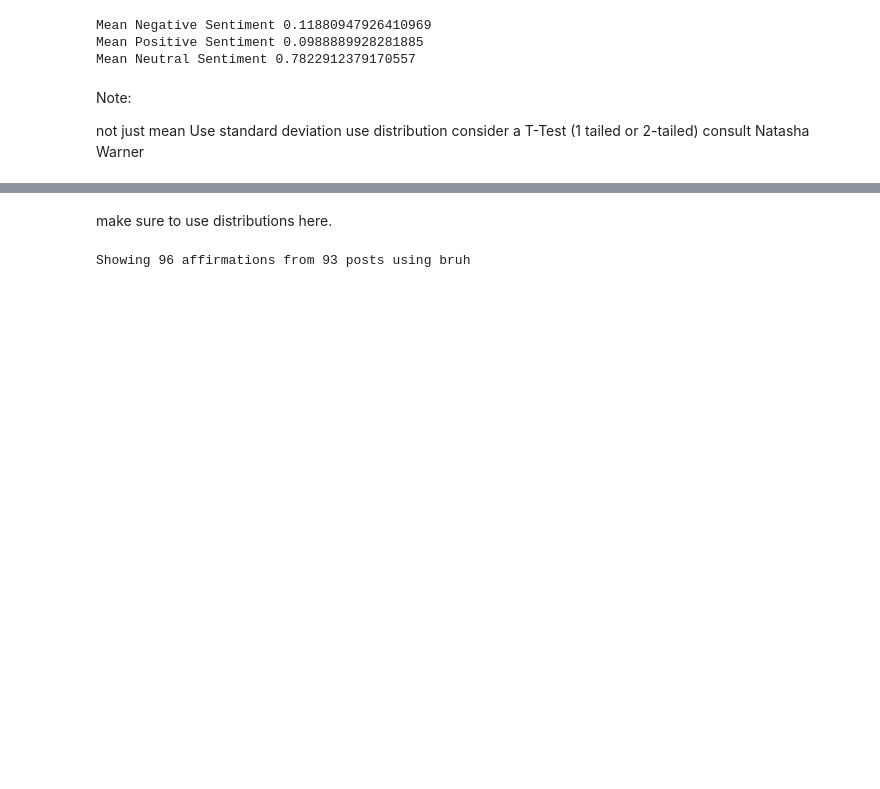
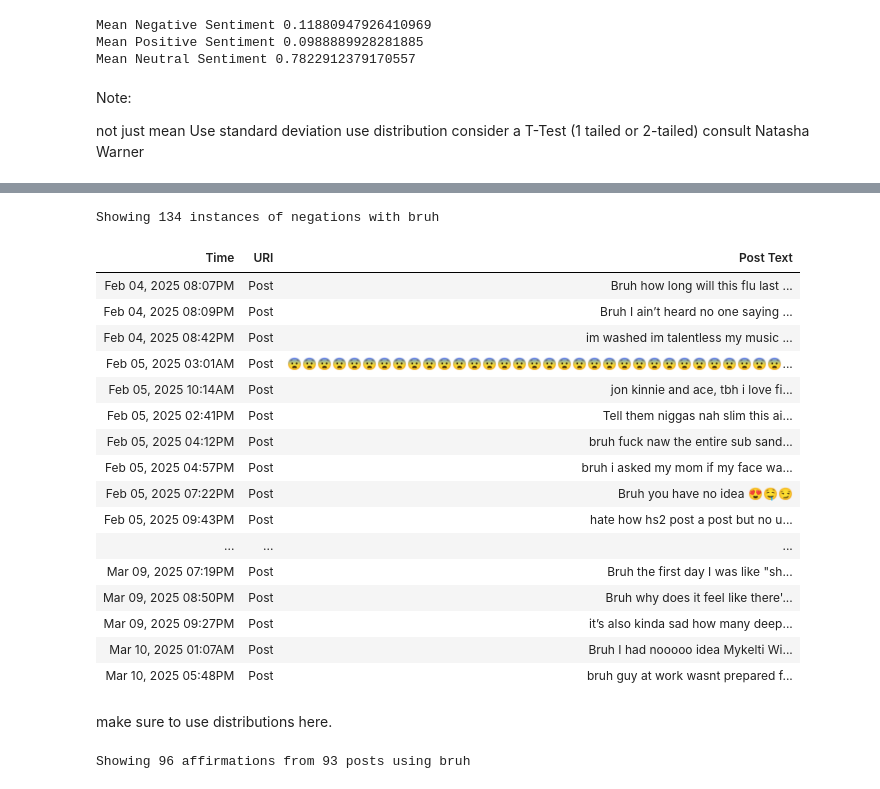
Before and after one commit to paceaux/social-pronouns, a Jupyter notebook: bruh.ipynb, the cells around one changed output, grey strips where cells are left out. Saved outputs shown, nothing was run; the diff lists cells and outputs as text; code cells hidden in the pictures; blank space fills up the shorter version.

```diff
--- a/bruh.ipynb
+++ b/bruh.ipynb
@@ -239,3 +239,37 @@ Showing 192 negations from 185 posts using bruh
+# %%
+negation_words = list(negation_density.keys())
+negation_pattern = re.compile(f'\\b({'|'.join(negation_words)})\\b')
+rows_with_negations = list(filter(lambda x: negation_pattern.search(x[2]), pronoun_rows))
+
+rwn = rows_with_negations if len(rows_with_negations) > raw_slice_size else rows_with_negations[0:raw_slice_size]
+nd = pd.DataFrame(rwn, columns=column_titles)
+
+nd = nd.reset_index(drop=True)
+
+nd.style\
+    .hide(axis="index")\
+    .format(subset=['Time'], formatter=prettify_time)\
+    .format(subset=['URI'], formatter= make_link , escape='html')\
+    .set_caption(f"Showing  {len(rows_with_negations)} instances of negations with {pronoun}")
+# %% [output]
+Showing 134 instances of negations with bruh
+| Time | URI | Post Text |
+| Feb 04, 2025 08:07PM | Post | Bruh how long will this flu last ... |
+| Feb 04, 2025 08:09PM | Post | Bruh I ain’t heard no one saying ... |
+| Feb 04, 2025 08:42PM | Post | im washed im talentless my music ... |
+| Feb 05, 2025 03:01AM | Post | 😨😨😨😨😨😨😨😨😨😨😨😨😨😨😨😨😨😨😨😨😨😨😨😨😨😨😨😨😨😨😨😨😨... |
+| Feb 05, 2025 10:14AM | Post | jon kinnie and ace, tbh i love fi... |
+| Feb 05, 2025 02:41PM | Post | Tell them niggas nah slim this ai... |
+| Feb 05, 2025 04:12PM | Post | bruh fuck naw the entire sub sand... |
+| Feb 05, 2025 04:57PM | Post | bruh i asked my mom if my face wa... |
+| Feb 05, 2025 07:22PM | Post | Bruh you have no idea 😍🤤😏 |
+| Feb 05, 2025 09:43PM | Post | hate how hs2 post a post but no u... |
+| ... | ... | ... |
+| Mar 09, 2025 07:19PM | Post | Bruh the first day I was like "sh... |
+| Mar 09, 2025 08:50PM | Post | Bruh why does it feel like there'... |
+| Mar 09, 2025 09:27PM | Post | it’s also kinda sad how many deep... |
+| Mar 10, 2025 01:07AM | Post | Bruh I had nooooo idea Mykelti Wi... |
+| Mar 10, 2025 05:48PM | Post | bruh guy at work wasnt prepared f... |
 # %% [markdown]
 make sure to use distributions here.
 # %%
```
Also changed, not shown: parts of 5 cells of this notebook.
